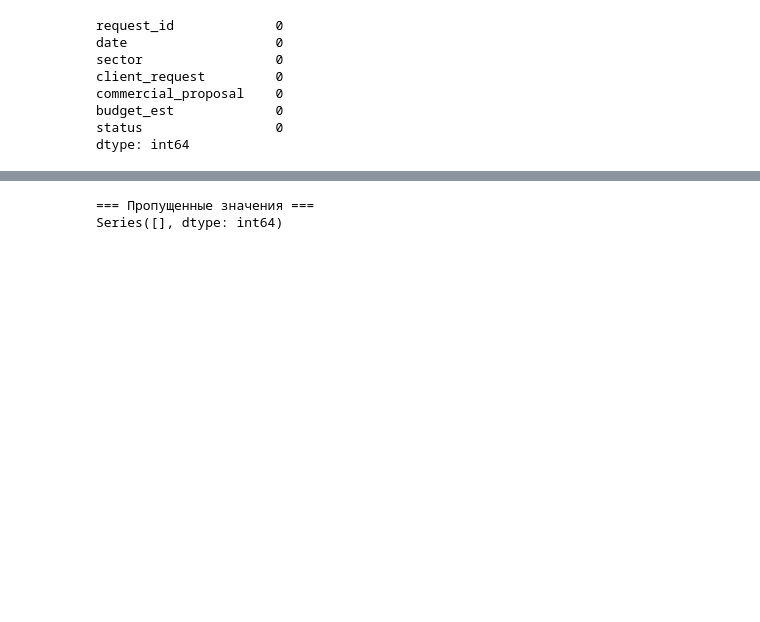
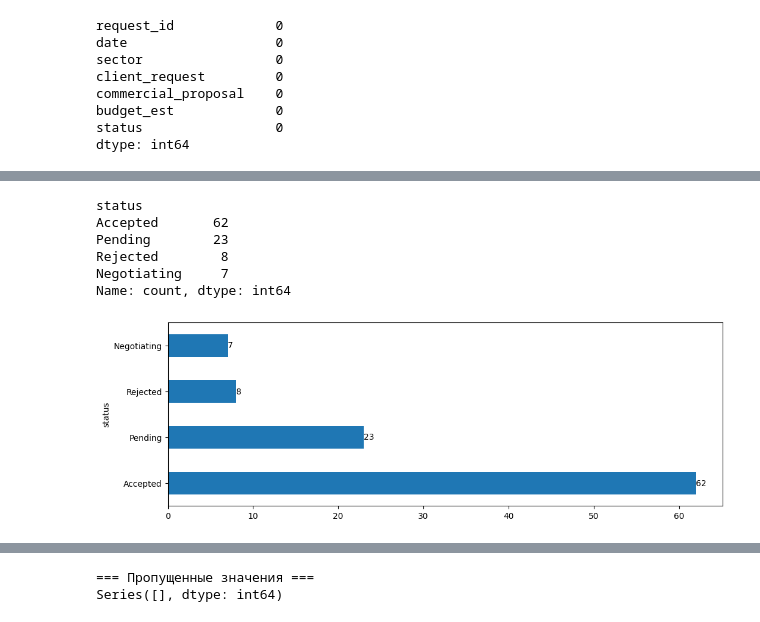
Before and after one commit to Johannmbo/ML_Sys_Design_Project, a Jupyter notebook: EDA.ipynb, the cells around one changed output, grey strips where cells are left out. Saved outputs shown, nothing was run; the diff lists cells and outputs as text; code cells hidden in the pictures; blank space fills up the shorter version.

```diff
--- a/EDA.ipynb
+++ b/EDA.ipynb
@@ -48,3 +96,17 @@ dtype: int64
+# %%
+df["status"].value_counts()
+# %% [output]
+status
+Accepted       62
+Pending        23
+Rejected        8
+Negotiating     7
+Name: count, dtype: int64
+# %%
+bar=df['status'].value_counts().plot.barh(figsize=(12,4))
+bar=bar.bar_label(bar.containers[0], fontsize=10)
+# %% [output]
+[figure, added]
 # %%
 # ---------------------------------------------------------
 # 2. ПРЕДОБРАБОТКА ДАННЫХ (Data Cleaning)
```
Also changed, not shown: parts of 11 cells of this notebook.
